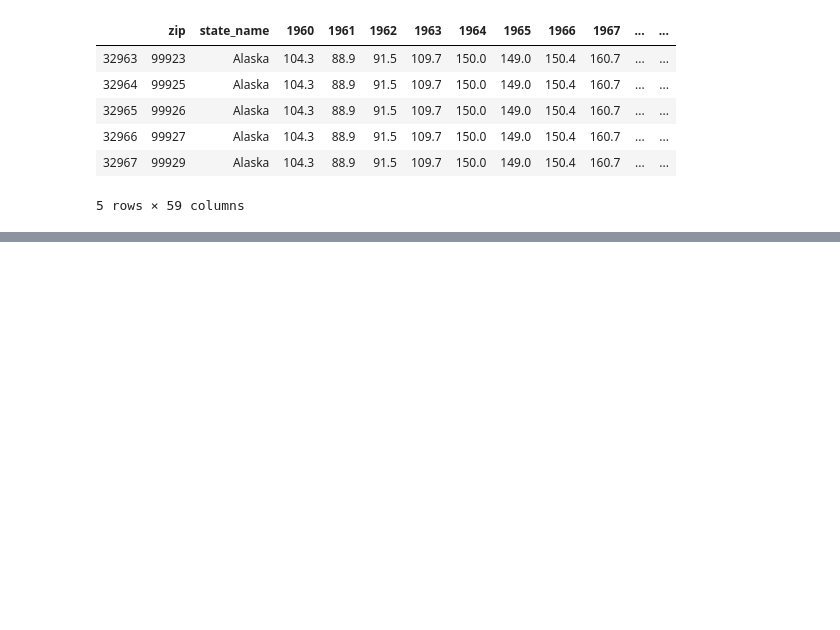
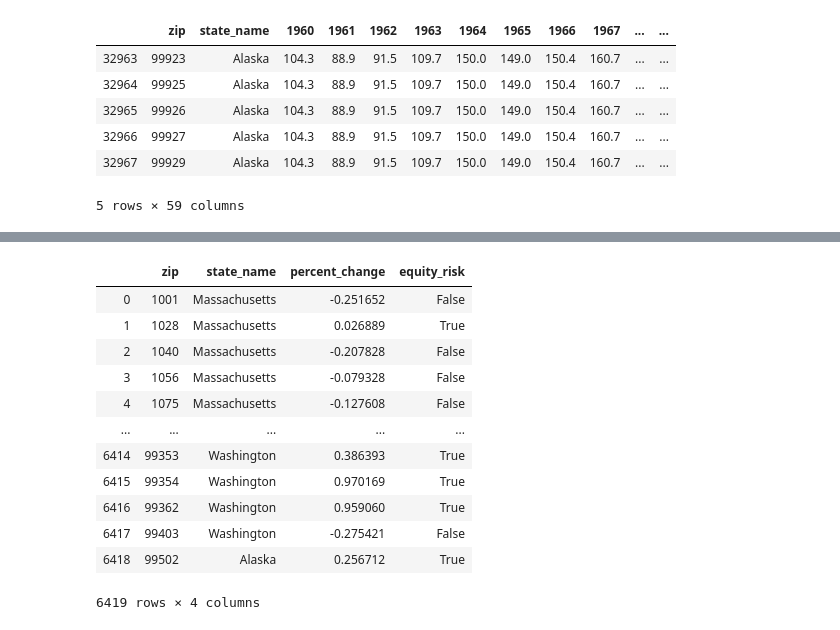
Before and after one commit to bishdj22/HomeSlice, a Jupyter notebook: Logistic_Regression_Model.ipynb, the cells around one changed output, grey strips where cells are left out. Drawn from its saved outputs; the diff is of its cells as text; code cells hidden in the pictures; blank space fills up the shorter version.

```diff
--- a/Logistic_Regression_Model.ipynb
+++ b/Logistic_Regression_Model.ipynb
@@ -384,0 +530,17 @@ zip_viol_crime.tail()
+# %%
+med_sales = pd.merge(us_zip, new_sales_price, on='zip')
+med_sales
+# %% [output]
+|  | zip | state_name | percent_change | equity_risk |
+| 0 | 1001 | Massachusetts | -0.251652 | False |
+| 1 | 1028 | Massachusetts | 0.026889 | True |
+| 2 | 1040 | Massachusetts | -0.207828 | False |
+| 3 | 1056 | Massachusetts | -0.079328 | False |
+| 4 | 1075 | Massachusetts | -0.127608 | False |
+| ... | ... | ... | ... | ... |
+| 6414 | 99353 | Washington | 0.386393 | True |
+| 6415 | 99354 | Washington | 0.970169 | True |
+| 6416 | 99362 | Washington | 0.959060 | True |
+| 6417 | 99403 | Washington | -0.275421 | False |
+| 6418 | 99502 | Alaska | 0.256712 | True |
+6419 rows × 4 columns
```
Also changed, not shown: parts of 28 cells of this notebook, 2 other files.
